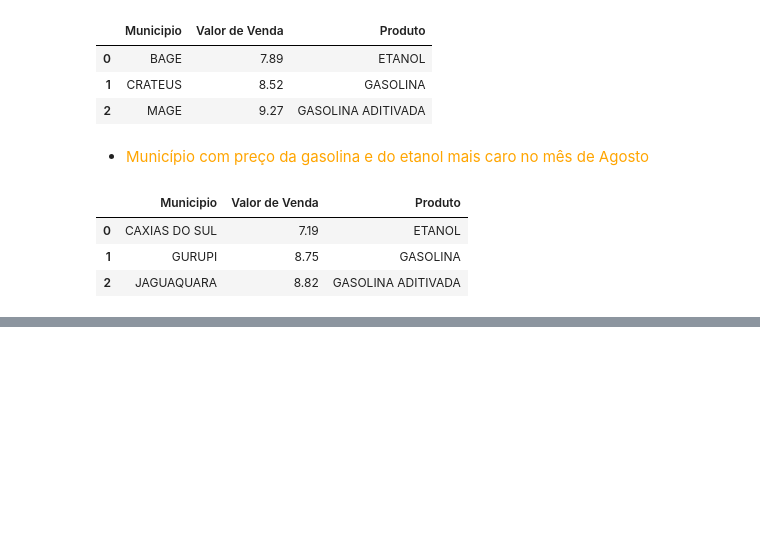
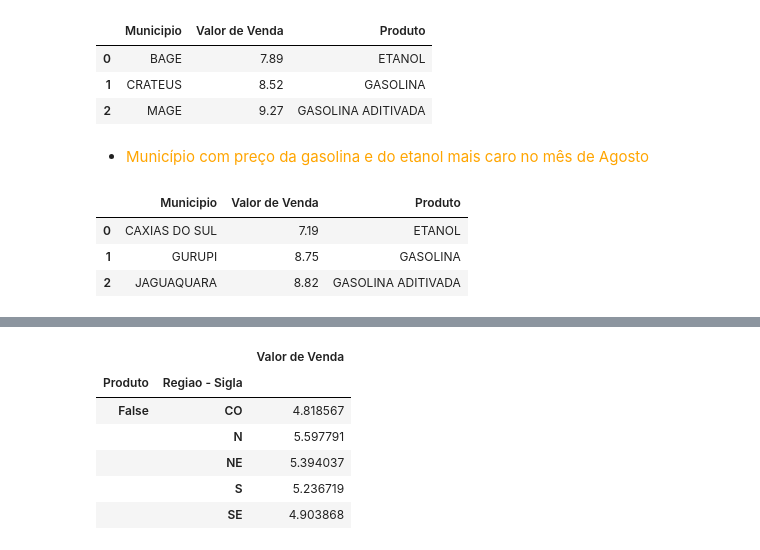
Before and after one commit to joaorosa2/analise_combustiveis_brasil, a Jupyter notebook: ProjetoM4.ipynb, the cells around one changed output, grey strips where cells are left out. Saved outputs shown, nothing was run; the diff lists cells and outputs as text; code cells hidden in the pictures; blank space fills up the shorter version.

```diff
--- a/ProjetoM4.ipynb
+++ b/ProjetoM4.ipynb
@@ -318,0 +337,12 @@ concatMins
+# %%
+#Média gasolina com base no mês de agosto por região do Brasil
+mediaGasolinaRegiaoAgosto = tabelaAgosto[['Valor de Venda']].groupby([tabelaAgosto['Produto'] == 'Gasolina', tabelaAgosto['Regiao - Sigla']]).mean()
+mediaGasolinaRegiaoAgosto
+# %% [output]
+|  |  | Valor de Venda |
+| Produto | Regiao - Sigla |  |
+| False | CO | 4.818567 |
+|  | N | 5.597791 |
+|  | NE | 5.394037 |
+|  | S | 5.236719 |
+|  | SE | 4.903868 |
```
Also changed, not shown: parts of 4 cells of this notebook.
